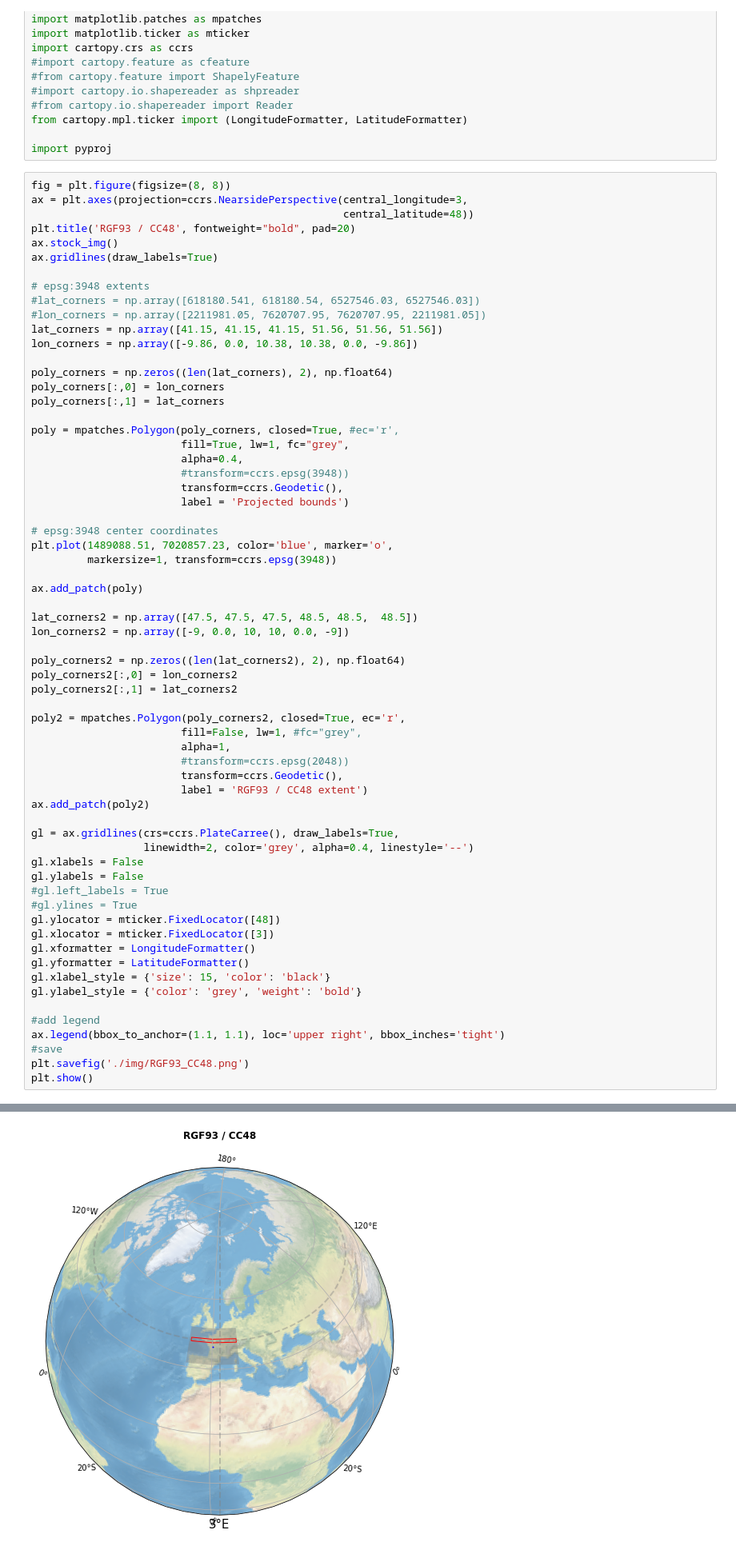
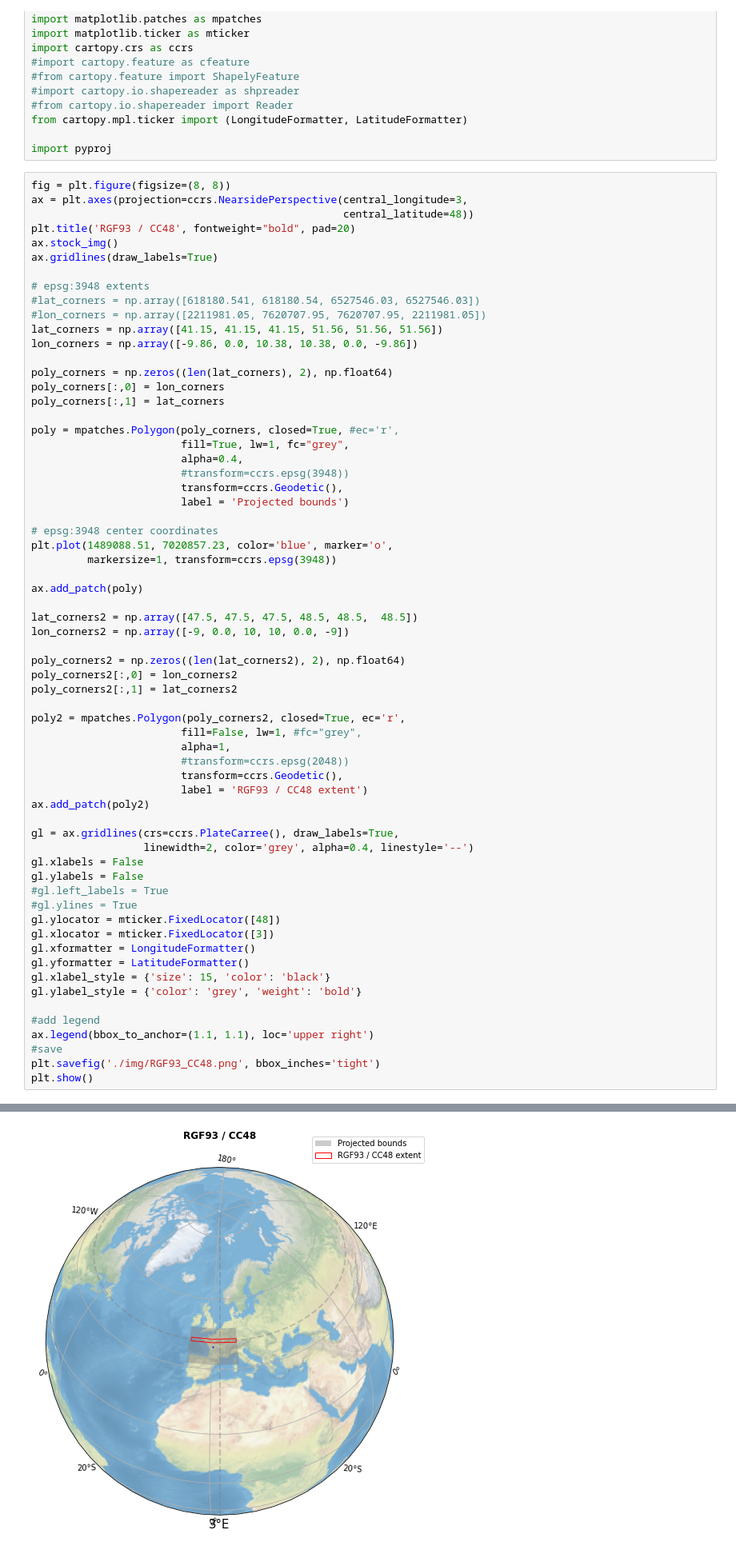
Before and after one commit to AdrianKriger/mpj261s_MapProjections2, a Jupyter notebook: MA02.ipynb, the cells around one changed output, grey strips where cells are left out. Shown at 80% size. Drawn from its saved outputs; the diff is of its cells as text.

Commit message:
missingPlot

```diff
--- a/MA02.ipynb
+++ b/MA02.ipynb
@@ -76,8 +76,8 @@ gl.xlabel_style = {'size': 15, 'color': 'black'}
 gl.ylabel_style = {'color': 'grey', 'weight': 'bold'}
 
 #add legend
-ax.legend(bbox_to_anchor=(1.1, 1.1), loc='upper right', bbox_inches='tight')
+ax.legend(bbox_to_anchor=(1.1, 1.1), loc='upper right')
 #save
-plt.savefig('./img/RGF93_CC48.png')
+plt.savefig('./img/RGF93_CC48.png', bbox_inches='tight')
 plt.show()
 # %% [output]
@@ -85,4 +84,4 @@ TypeError: __init__() got an unexpected keyword argument 'bbox_inches'
-[figure, old version]
+[figure, new version]
 # %%
 fig = plt.figure(figsize=(8, 8))
 ax = plt.axes(projection=ccrs.NearsidePerspective(central_longitude=21.0,
```
Also changed, not shown: parts of 5 cells of this notebook.
